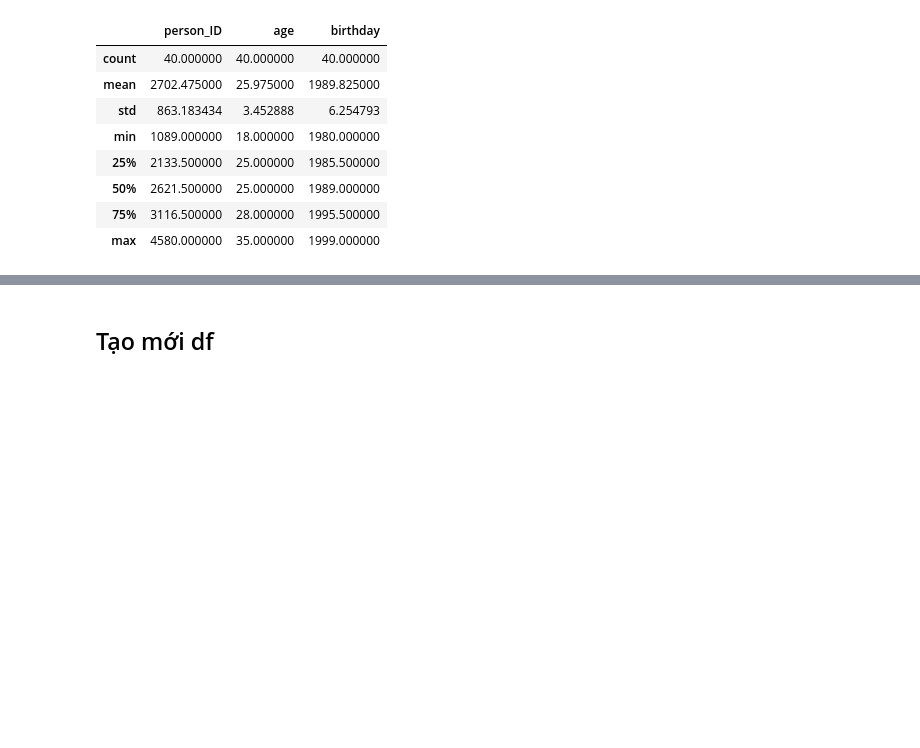
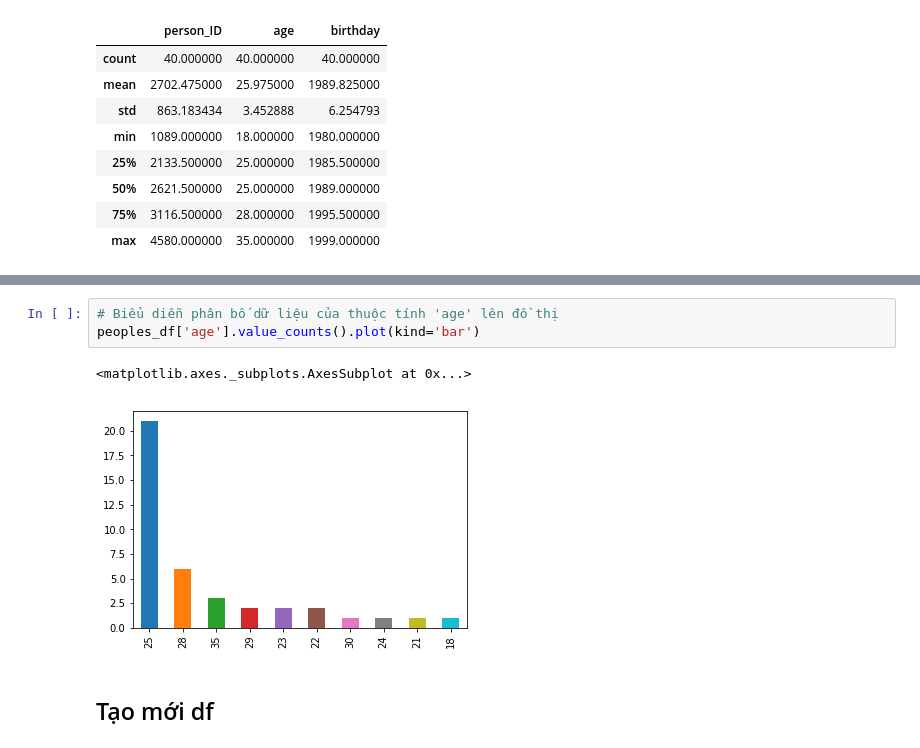
Before and after one commit to behitek/blog_resources, a Jupyter notebook: python-tutorial/pandas_tutorial.ipynb, the cells around one changed output, grey strips where cells are left out. Cells and saved outputs as stored; diff of their text form; blank space fills up the shorter version.

```diff
--- a/python-tutorial/pandas_tutorial.ipynb
+++ b/python-tutorial/pandas_tutorial.ipynb
@@ -264,3 +258,9 @@ plt.show()
+# %%
+# Biểu diễn phân bố dữ liệu của thuộc tính 'age' lên đồ thị
+peoples_df['age'].value_counts().plot(kind='bar')
+# %% [output]
+<matplotlib.axes._subplots.AxesSubplot at 0x...>
+[figure, added]
 # %% [markdown]
 ## Tạo mới df
 # %%
```
Also changed, not shown: parts of 11 cells of this notebook, 2 other files.
